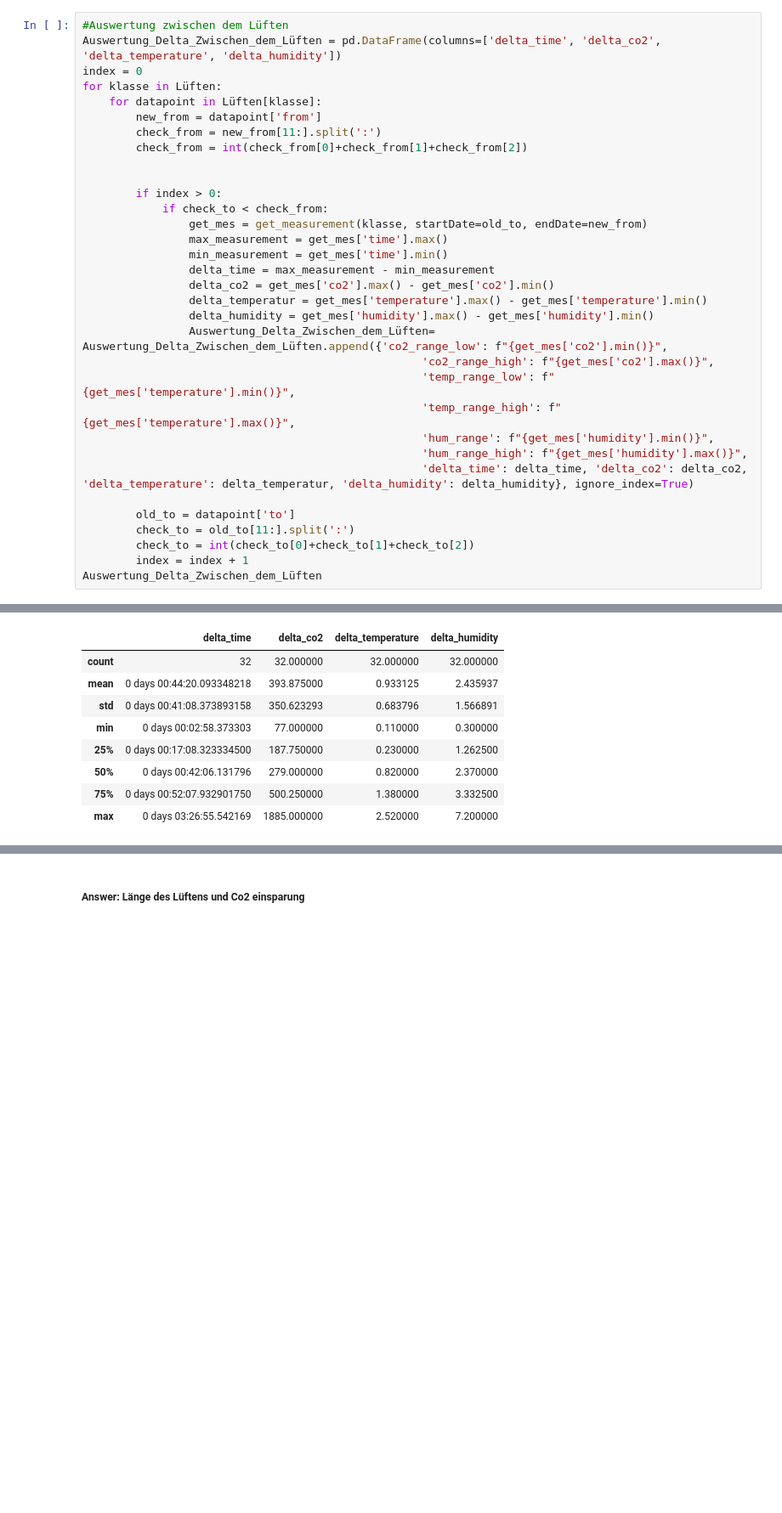
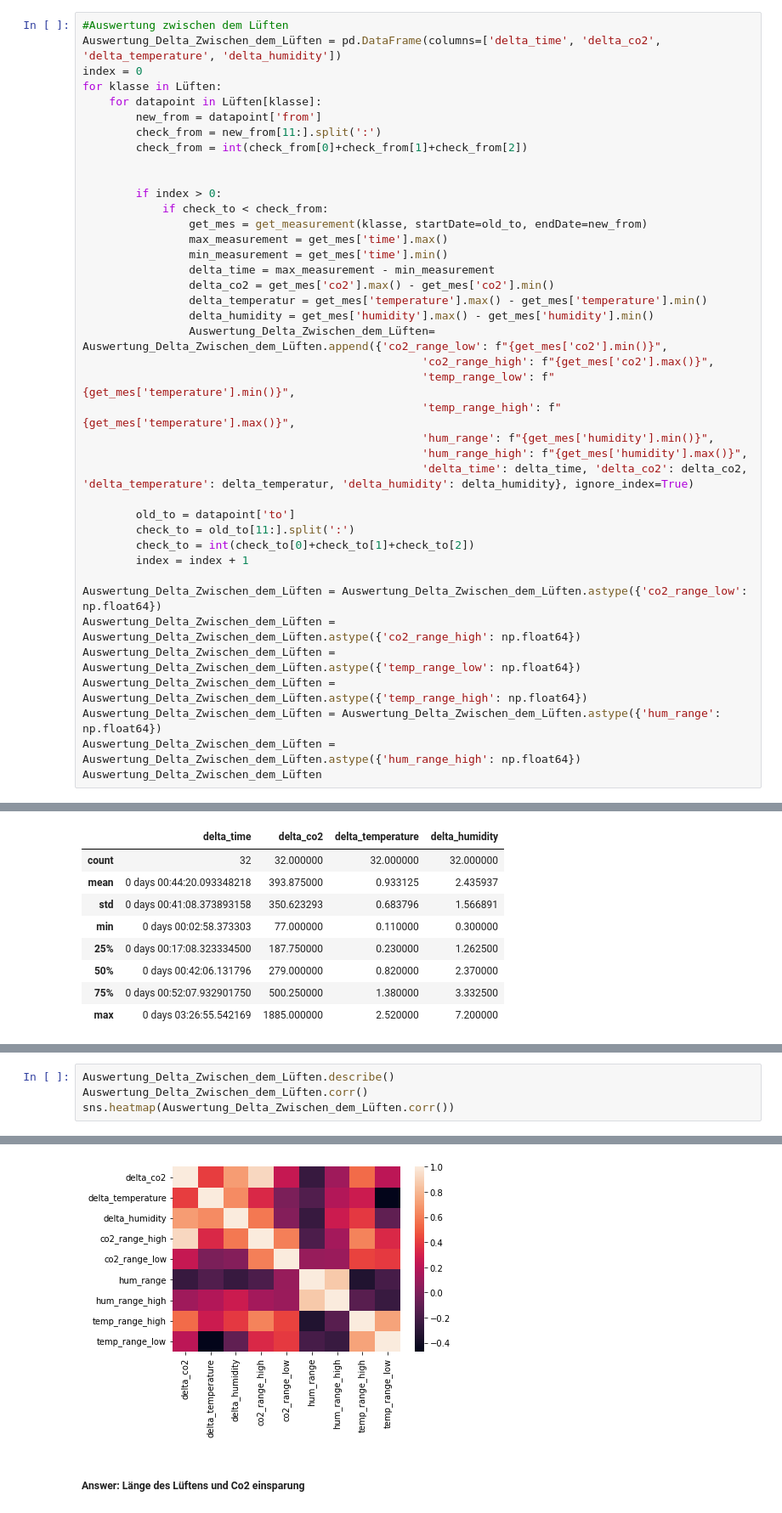
Before and after one commit to Smart-Classroom-Challenge/Data-Evaluation, a Jupyter notebook: data-evaluation.ipynb, the cells around one changed output, grey strips where cells are left out. Shown at 85% size. Cells and saved outputs as stored; diff of their text form; blank space fills up the shorter version.

```diff
--- a/data-evaluation.ipynb
+++ b/data-evaluation.ipynb
@@ -488,6 +497,13 @@ for klasse in Lüften:
         check_to = old_to[11:].split(':')
         check_to = int(check_to[0]+check_to[1]+check_to[2])
         index = index + 1
+
+Auswertung_Delta_Zwischen_dem_Lüften = Auswertung_Delta_Zwischen_dem_Lüften.astype({'co2_range_low': np.float64})
+Auswertung_Delta_Zwischen_dem_Lüften = Auswertung_Delta_Zwischen_dem_Lüften.astype({'co2_range_high': np.float64})
+Auswertung_Delta_Zwischen_dem_Lüften = Auswertung_Delta_Zwischen_dem_Lüften.astype({'temp_range_low': np.float64})
+Auswertung_Delta_Zwischen_dem_Lüften = Auswertung_Delta_Zwischen_dem_Lüften.astype({'temp_range_high': np.float64})
+Auswertung_Delta_Zwischen_dem_Lüften = Auswertung_Delta_Zwischen_dem_Lüften.astype({'hum_range': np.float64})
+Auswertung_Delta_Zwischen_dem_Lüften = Auswertung_Delta_Zwischen_dem_Lüften.astype({'hum_range_high': np.float64})
 Auswertung_Delta_Zwischen_dem_Lüften
 # %% [output]
 |  | delta_time | delta_co2 | delta_temperature | delta_humidity | co2_range_high | co2_range_low | hum_range | ... |
@@ -573,0 +597,5 @@ Auswertung_Delta_Zwischen_dem_Lüften.describe()
+# %%
+Auswertung_Delta_Zwischen_dem_Lüften.describe()
+Auswertung_Delta_Zwischen_dem_Lüften.corr()
+sns.heatmap(Auswertung_Delta_Zwischen_dem_Lüften.corr())
+# %% [output]
@@ -574,3 +603,4 @@ Auswertung_Delta_Zwischen_dem_Lüften.describe()
+[figure, added]
 # %% [markdown]
 ##### Answer: Länge des Lüftens und Co2 einsparung
 # %% [markdown]
```
Also changed, not shown: parts of 4 cells of this notebook.
